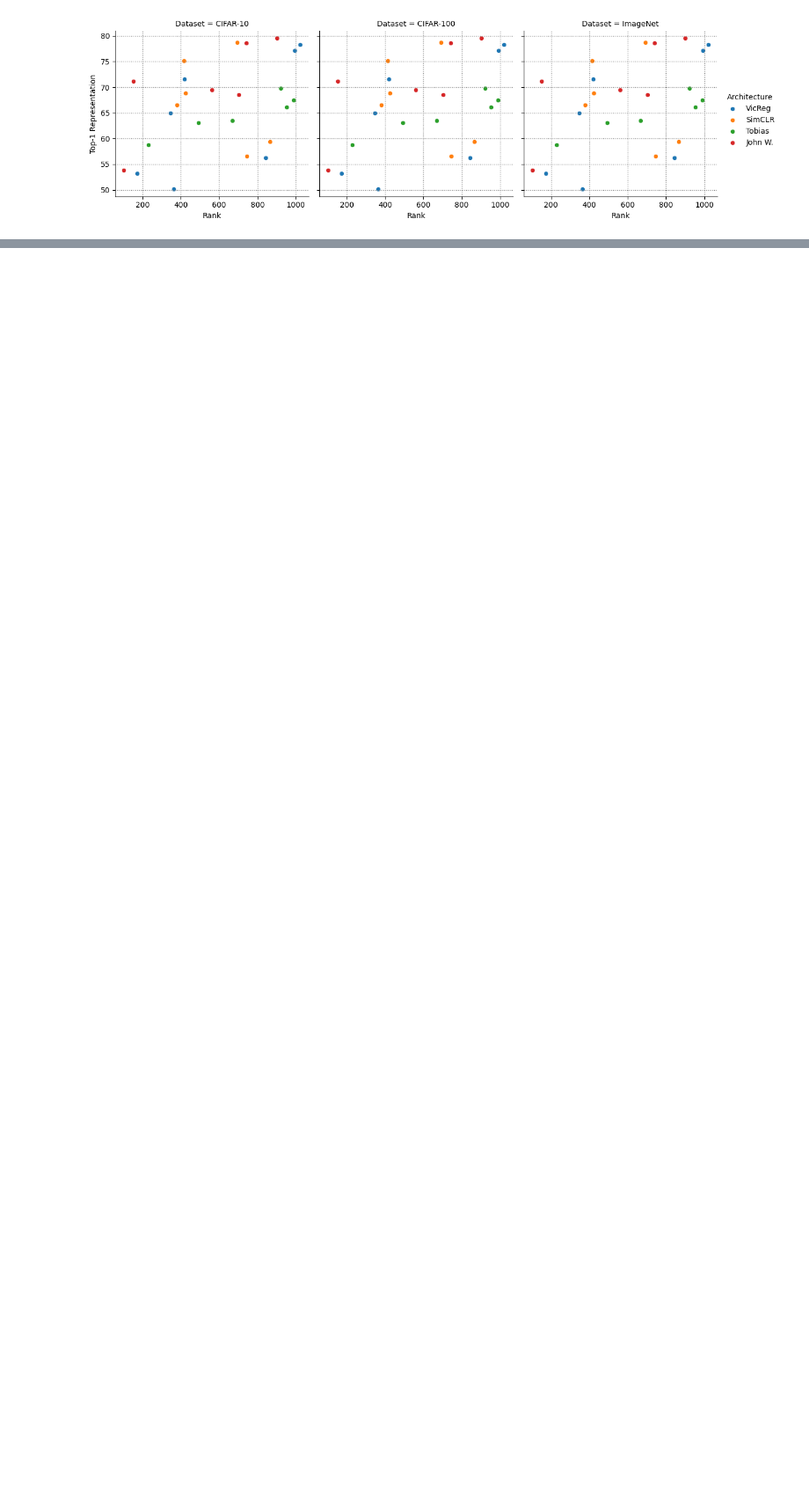
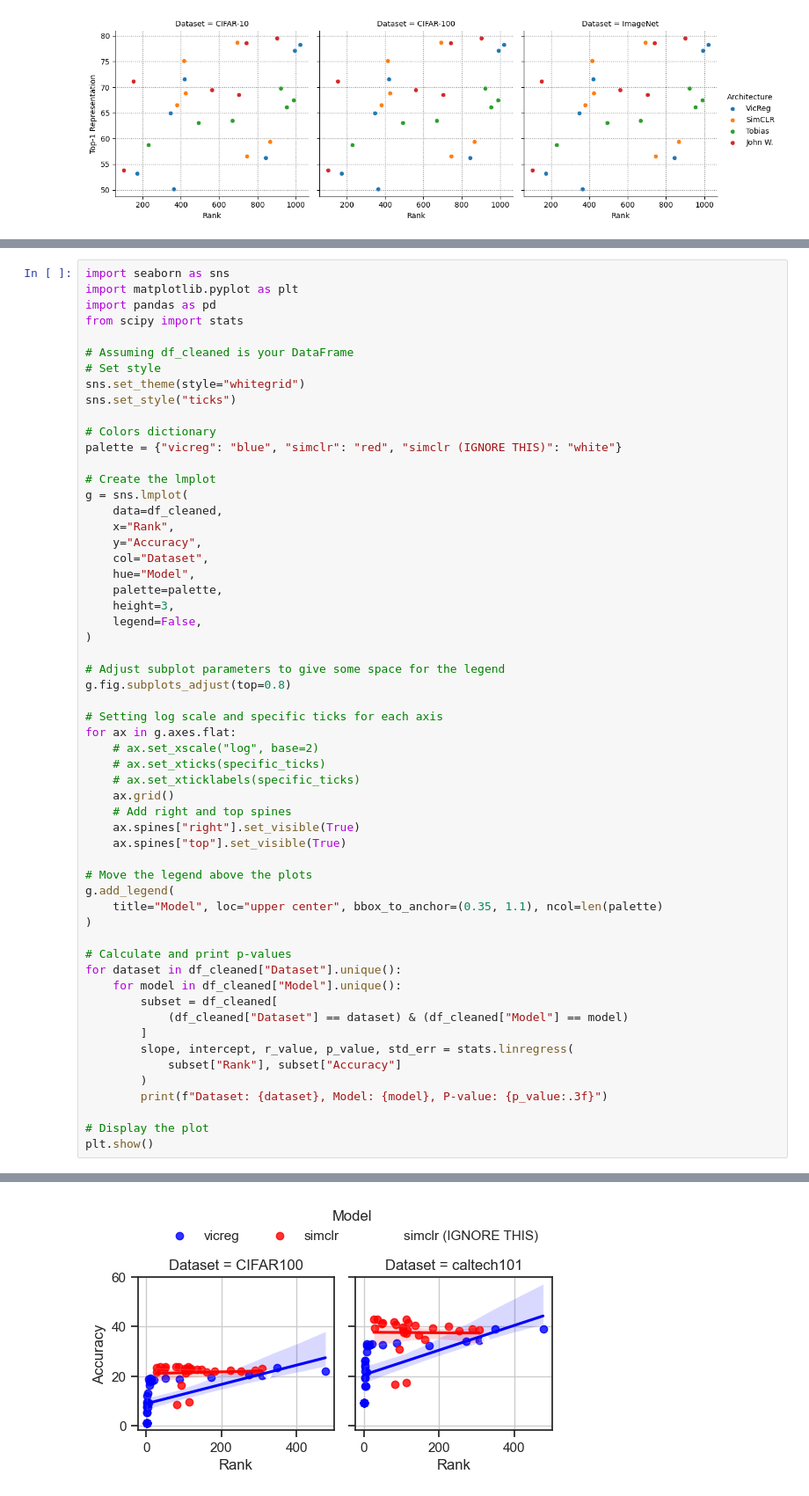
Before and after one commit to johnwikman/rankme-reprod, a Jupyter notebook: notebooks/plotting.ipynb, the cells around one changed output, grey strips where cells are left out. Shown: that part at 88% size. Drawn from its saved outputs; the diff is of its cells as text; blank space fills up the shorter version.

```diff
--- a/notebooks/plotting.ipynb
+++ b/notebooks/plotting.ipynb
@@ -66,0 +368,58 @@ plot_rank_representation(df)
+# %%
+import seaborn as sns
+import matplotlib.pyplot as plt
+import pandas as pd
+from scipy import stats
+
+# Assuming df_cleaned is your DataFrame
+# Set style
+sns.set_theme(style="whitegrid")
+sns.set_style("ticks")
+
+# Colors dictionary
+palette = {"vicreg": "blue", "simclr": "red", "simclr (IGNORE THIS)": "white"}
+
+# Create the lmplot
+g = sns.lmplot(
+    data=df_cleaned,
+    x="Rank",
+    y="Accuracy",
+    col="Dataset",
+    hue="Model",
+    palette=palette,
+    height=3,
+    legend=False,
+)
+
+# Adjust subplot parameters to give some space for the legend
+g.fig.subplots_adjust(top=0.8)
+
+# Setting log scale and specific ticks for each axis
+for ax in g.axes.flat:
+    # ax.set_xscale("log", base=2)
+    # ax.set_xticks(specific_ticks)
+    # ax.set_xticklabels(specific_ticks)
+    ax.grid()
+    # Add right and top spines
+    ax.spines["right"].set_visible(True)
+    ax.spines["top"].set_visible(True)
+
+# Move the legend above the plots
+g.add_legend(
+    title="Model", loc="upper center", bbox_to_anchor=(0.35, 1.1), ncol=len(palette)
+)
+
+# Calculate and print p-values
+for dataset in df_cleaned["Dataset"].unique():
+    for model in df_cleaned["Model"].unique():
+        subset = df_cleaned[
+            (df_cleaned["Dataset"] == dataset) & (df_cleaned["Model"] == model)
+        ]
+        slope, intercept, r_value, p_value, std_err = stats.linregress(
+            subset["Rank"], subset["Accuracy"]
+        )
+        print(f"Dataset: {dataset}, Model: {model}, P-value: {p_value:.3f}")
+
+# Display the plot
+plt.show()
+# %% [output]
@@ -66,0 +432 @@ plot_rank_representation(df)
+[figure, added]
```
Also changed, not shown: parts of 16 cells of this notebook, 1 other file.
